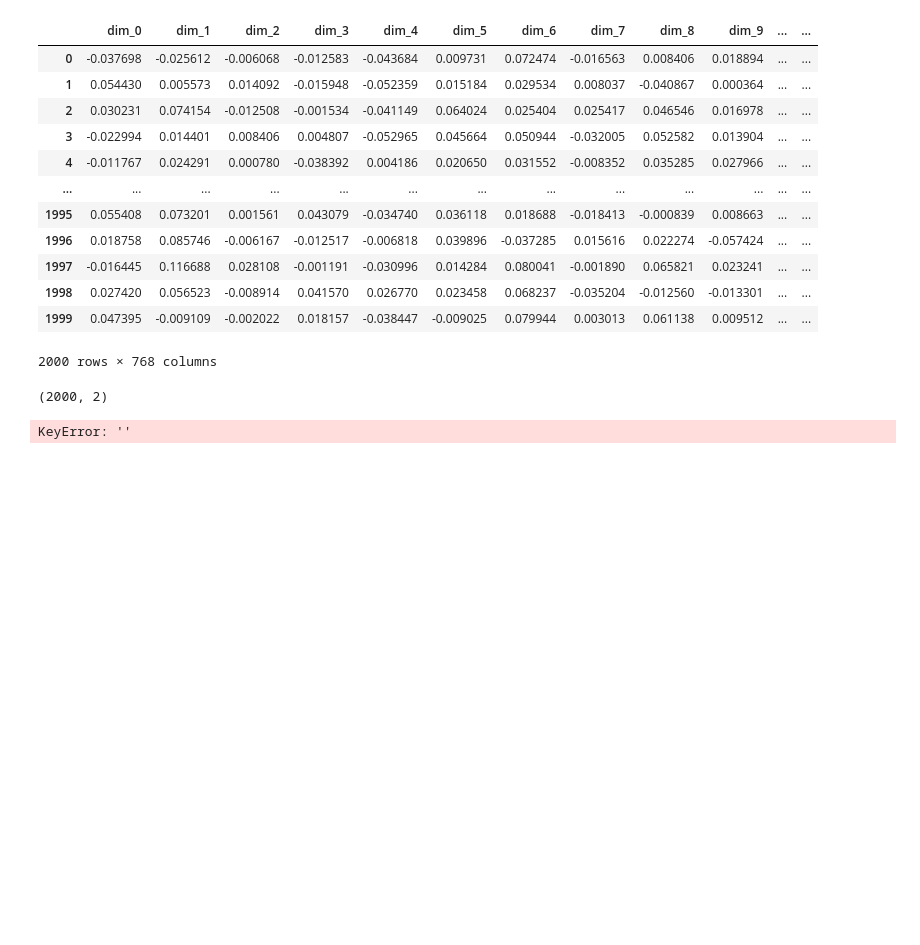
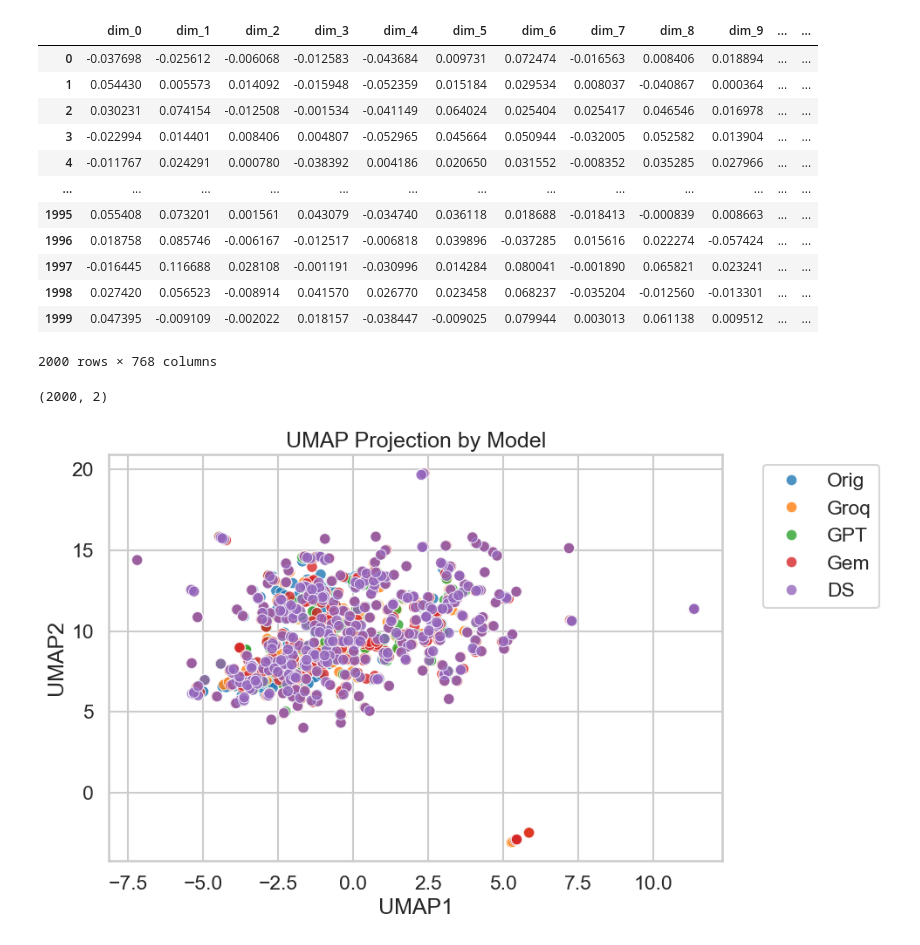
Before and after one commit to pinglainstitute/LLM-reviewtransformation, a Jupyter notebook: Notebooks/Twitter/semantic.ipynb, the cells around one changed output. Drawn from its saved outputs; the diff is of its cells as text; code cells hidden in the pictures; blank space fills up the shorter version.

```diff
--- a/Notebooks/Twitter/semantic.ipynb
+++ b/Notebooks/Twitter/semantic.ipynb
@@ -438,13 +348,13 @@ embedding.shape
 # %%
 umap_df = pd.DataFrame(embedding, columns=['UMAP1', 'UMAP2'])
 umap_df['model'] = df_embs['model'].values  # or 'batch' if preferred
-umap_df['']
-# Step 2: Plot with Seaborn
+# plot
+
 plt.figure(figsize=(10, 6))
 sns.scatterplot(data=umap_df, x='UMAP1', y='UMAP2', hue='model', palette='tab10', alpha=0.8)
 plt.title('UMAP Projection by Model')
 plt.legend(bbox_to_anchor=(1.05, 1), loc='upper left')
 plt.tight_layout()
 plt.show()
 # %% [output]
-KeyError: ''
+[figure, added]
```
Also changed, not shown: parts of 7 cells of this notebook.
